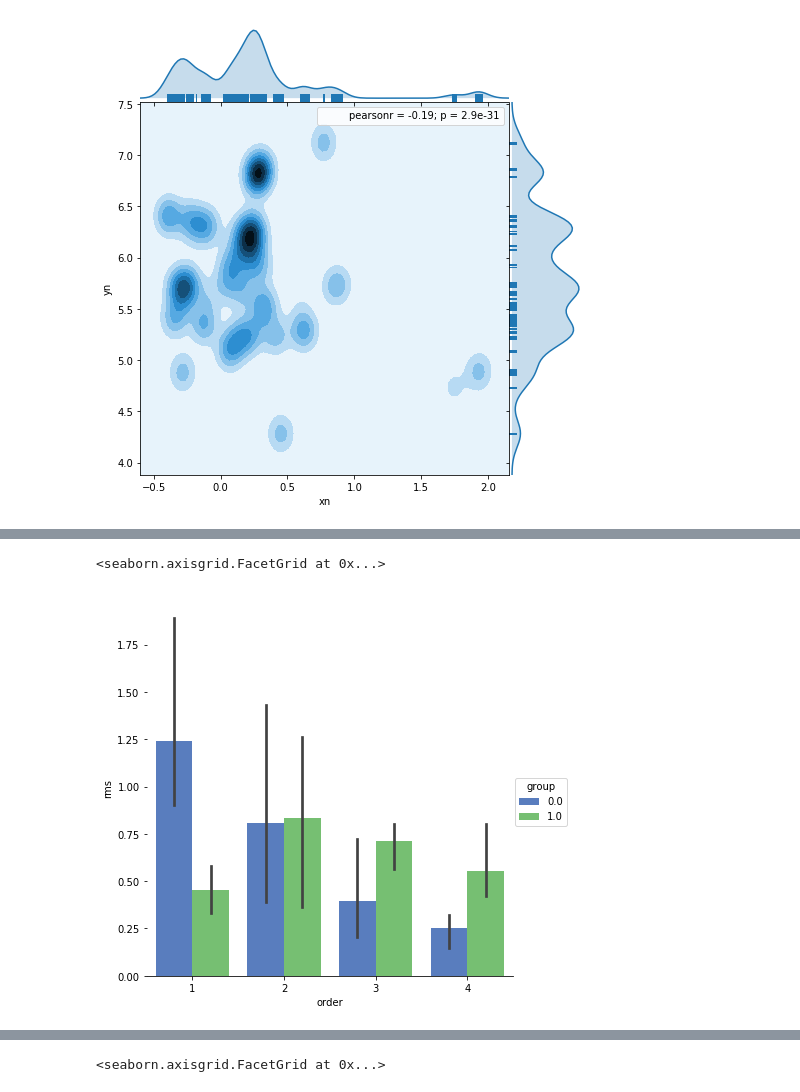
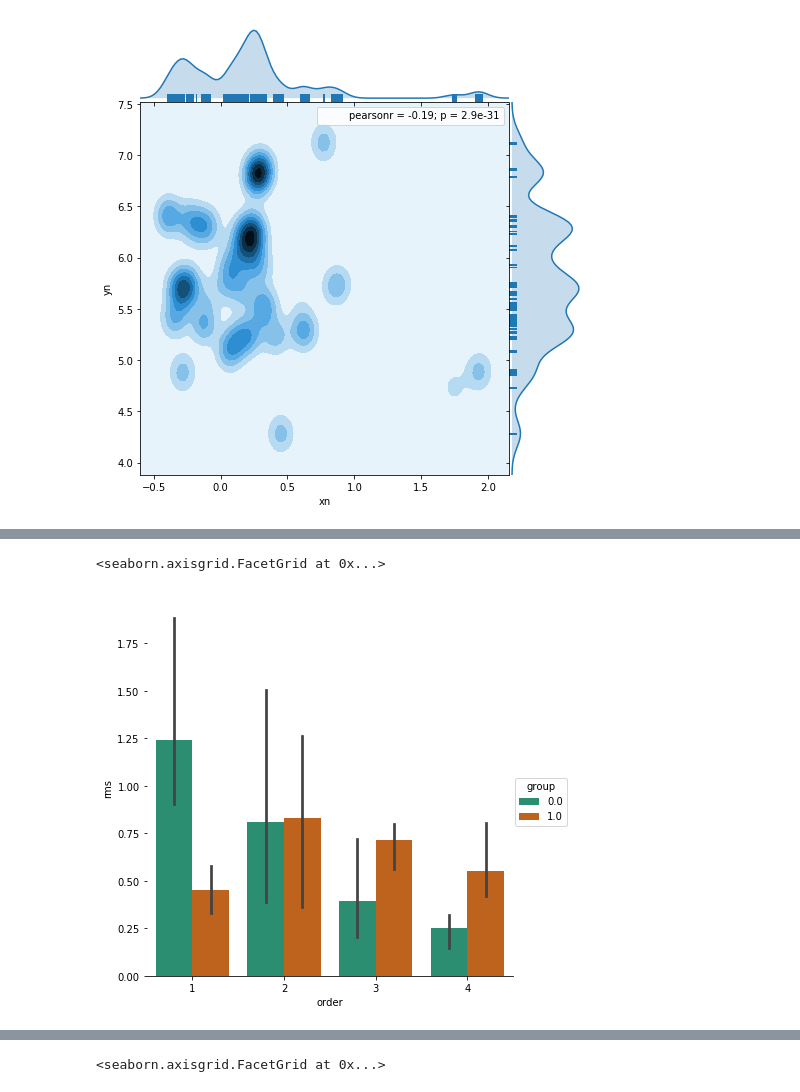
Before and after one commit to ahermassi/spirit, a Jupyter notebook: analysis/Analysis_Py3.ipynb, the cells around one changed output, grey strips where cells are left out. Saved outputs shown, nothing was run; the diff lists cells and outputs as text; code cells hidden in the pictures.

```diff
--- a/analysis/Analysis_Py3.ipynb
+++ b/analysis/Analysis_Py3.ipynb
@@ -267,7 +267,7 @@ plt.plot(results.yn, results.z)
 [figure]
 # %%
 analyses["group"] = analyses.user % 2
-analyses["order"] = [1, 2, 3, 4]*7
+analyses["order"] = [1, 2, 3, 4]*(len(analyses)//4)
 results["group"] = results.user % 2
 results["distance"] = distance(results, TARGET)
 results["order"] = (((results.run.diff(1) != 0) | (results.user.diff(1) != 0)).astype('int').cumsum() - 1) % 4 + 1
@@ -596,7 +596,7 @@ g.despine(left=True)
 # %%
 g = sns.factorplot(x="order", y="rms", hue="group", data=analyses,
-                   size=6, kind="bar", palette="muted")
+                   size=6, kind="bar", palette="Dark2")
 g.despine(left=True)
 # %% [output]
 <seaborn.axisgrid.FacetGrid at 0x...>
-[figure, old version]
+[figure, new version]
```
Also changed, not shown: parts of 37 cells of this notebook, 2 other files.
